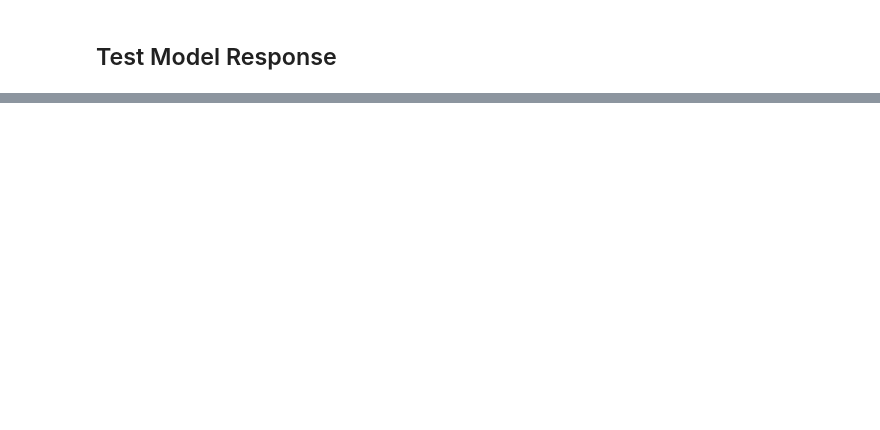
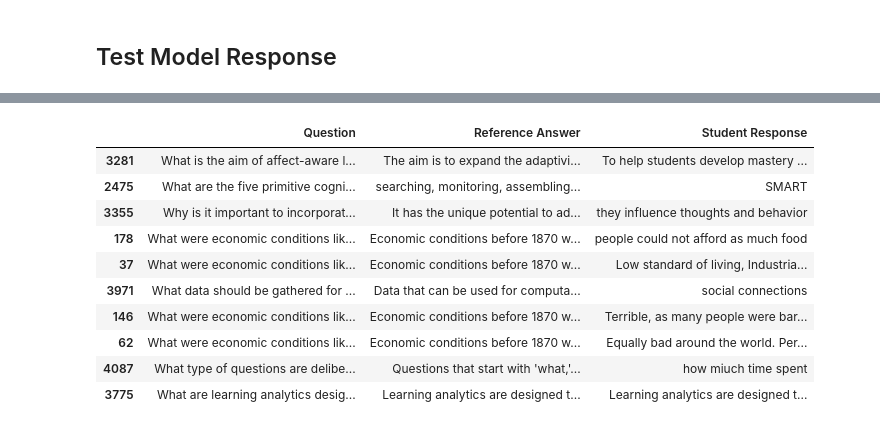
Before and after one commit to learlab/textbook-question-generation, a Jupyter notebook: src/1a-pseudo-label-cri-data.ipynb, the cells around one changed output, grey strips where cells are left out. Drawn from its saved outputs; the diff is of its cells as text; code cells hidden in the pictures; blank space fills up the shorter version.

```diff
--- a/src/1a-pseudo-label-cri-data.ipynb
+++ b/src/1a-pseudo-label-cri-data.ipynb
@@ -121,0 +247,24 @@ GPT Score: 1
+# %%
+with pd.option_context('display.max_colwidth', 0):
+    would_fail_with_o3 = (
+        df
+        .query("score == 0 & `o3_mini_score` == 2")
+        .rename(columns={
+            "question": "Question",
+            "answer": "Reference Answer",
+            "response": "Student Response",
+        })
+    )
+    display(would_fail_with_o3[["Question", "Reference Answer", "Student Response"]].sample(10))
+# %% [output]
+|  | Question | Reference Answer | Student Response |
+| 3281 | What is the aim of affect-aware l... | The aim is to expand the adaptivi... | To help students develop mastery ... |
+| 2475 | What are the five primitive cogni... | searching, monitoring, assembling... | SMART |
+| 3355 | Why is it important to incorporat... | It has the unique potential to ad... | they influence thoughts and behavior |
+| 178 | What were economic conditions lik... | Economic conditions before 1870 w... | people could not afford as much food |
+| 37 | What were economic conditions lik... | Economic conditions before 1870 w... | Low standard of living, Industria... |
+| 3971 | What data should be gathered for ... | Data that can be used for computa... | social connections |
+| 146 | What were economic conditions lik... | Economic conditions before 1870 w... | Terrible, as many people were bar... |
+| 62 | What were economic conditions lik... | Economic conditions before 1870 w... | Equally bad around the world. Per... |
+| 4087 | What type of questions are delibe... | Questions that start with 'what,'... | how miuch time spent |
+| 3775 | What are learning analytics desig... | Learning analytics are designed t... | Learning analytics are designed t... |
```
Also changed, not shown: parts of 14 cells of this notebook, 9 other files.
